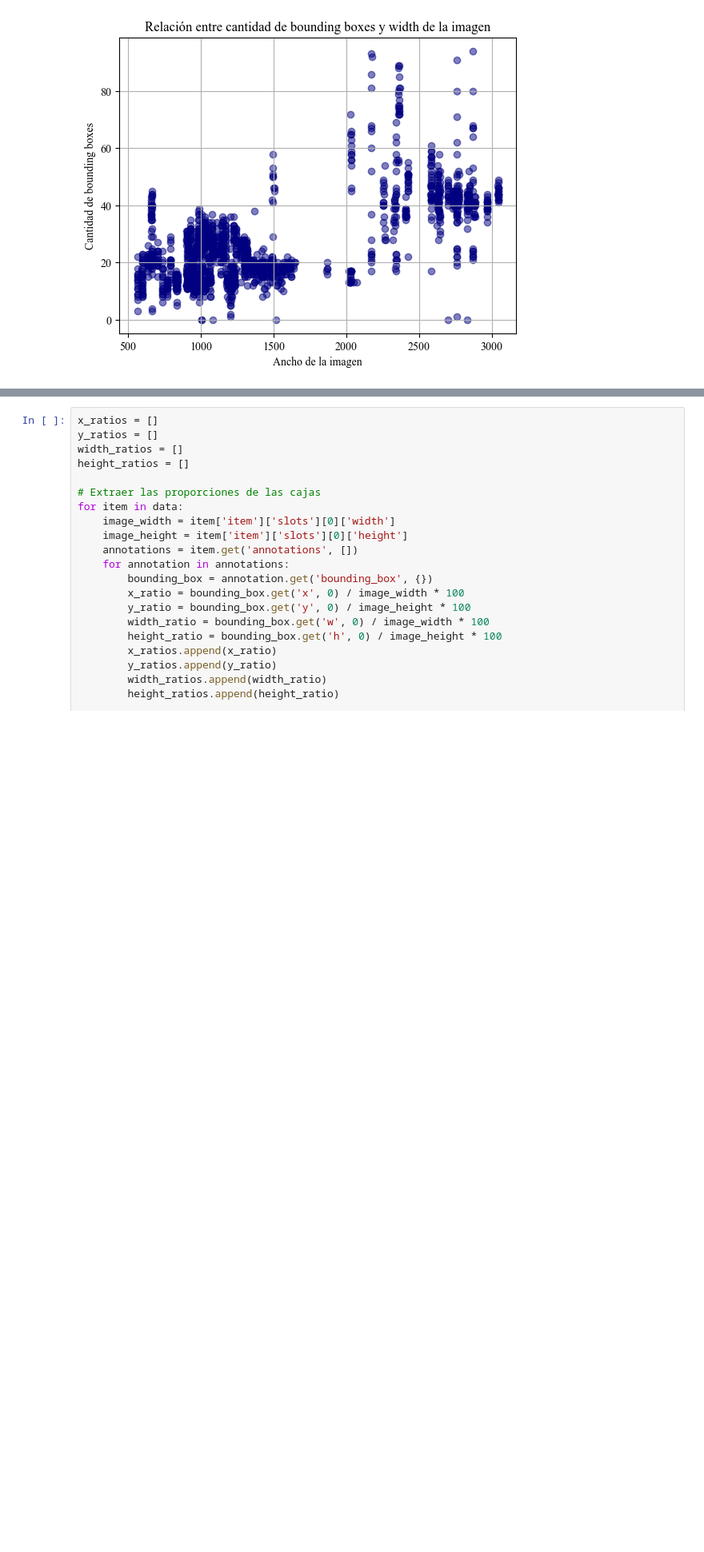
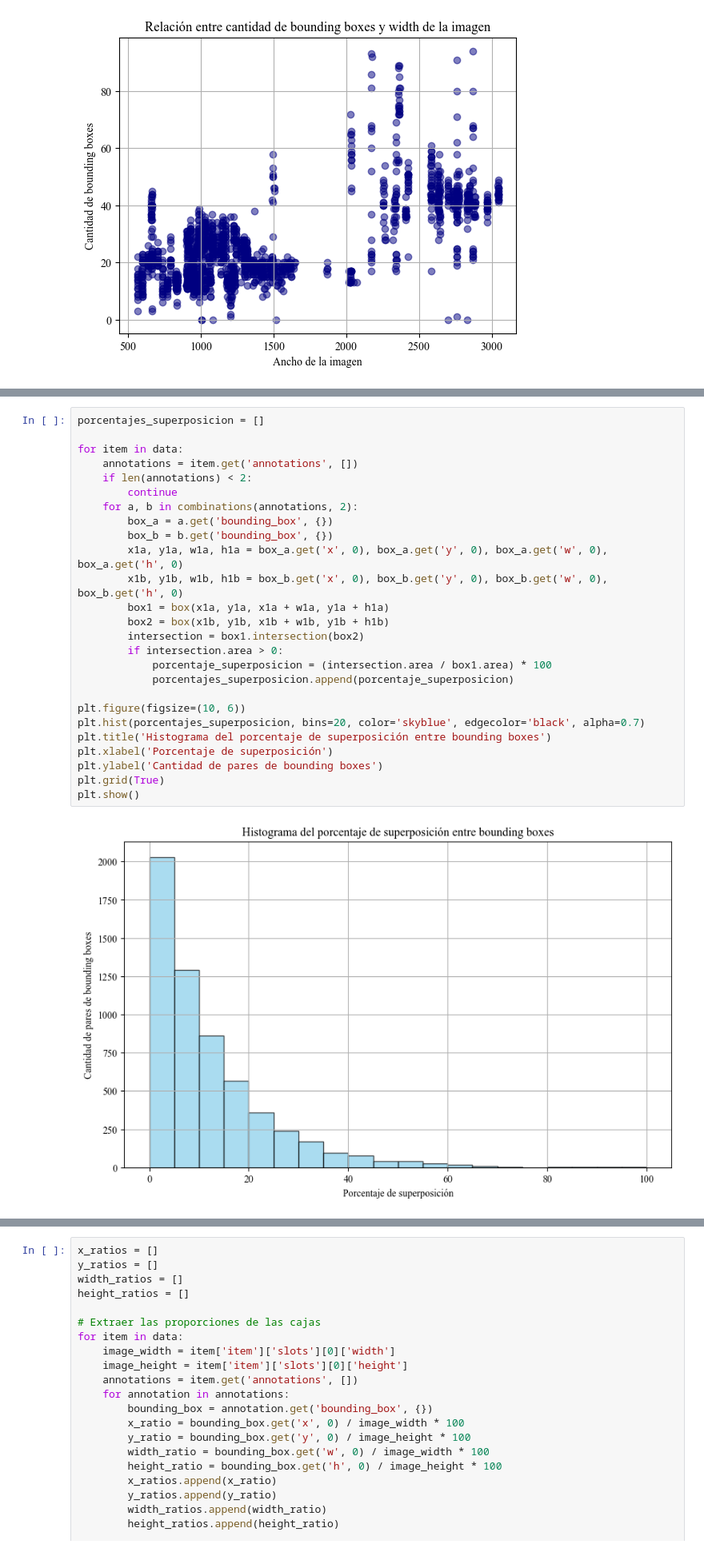
Before and after one commit to azulamakk/PF-vacasVaqueras, a Jupyter notebook: 01.0-am-EDA.ipynb, the cells around one changed output, grey strips where cells are left out. Shown at 80% size. Saved outputs shown, nothing was run; the diff lists cells and outputs as text; blank space fills up the shorter version.

```diff
--- a/01.0-am-EDA.ipynb
+++ b/01.0-am-EDA.ipynb
@@ -268,0 +337,28 @@ plt.show()
+# %%
+porcentajes_superposicion = []
+
+for item in data:
+    annotations = item.get('annotations', [])
+    if len(annotations) < 2:
+        continue
+    for a, b in combinations(annotations, 2):
+        box_a = a.get('bounding_box', {})
+        box_b = b.get('bounding_box', {})
+        x1a, y1a, w1a, h1a = box_a.get('x', 0), box_a.get('y', 0), box_a.get('w', 0), box_a.get('h', 0)
+        x1b, y1b, w1b, h1b = box_b.get('x', 0), box_b.get('y', 0), box_b.get('w', 0), box_b.get('h', 0)
+        box1 = box(x1a, y1a, x1a + w1a, y1a + h1a)
+        box2 = box(x1b, y1b, x1b + w1b, y1b + h1b)
+        intersection = box1.intersection(box2)
+        if intersection.area > 0:
+            porcentaje_superposicion = (intersection.area / box1.area) * 100
+            porcentajes_superposicion.append(porcentaje_superposicion)
+
+plt.figure(figsize=(10, 6))
+plt.hist(porcentajes_superposicion, bins=20, color='skyblue', edgecolor='black', alpha=0.7)
+plt.title('Histograma del porcentaje de superposición entre bounding boxes')
+plt.xlabel('Porcentaje de superposición')
+plt.ylabel('Cantidad de pares de bounding boxes')
+plt.grid(True)
+plt.show()
+# %% [output]
+[figure, added]
```
Also changed, not shown: parts of 12 cells of this notebook.
